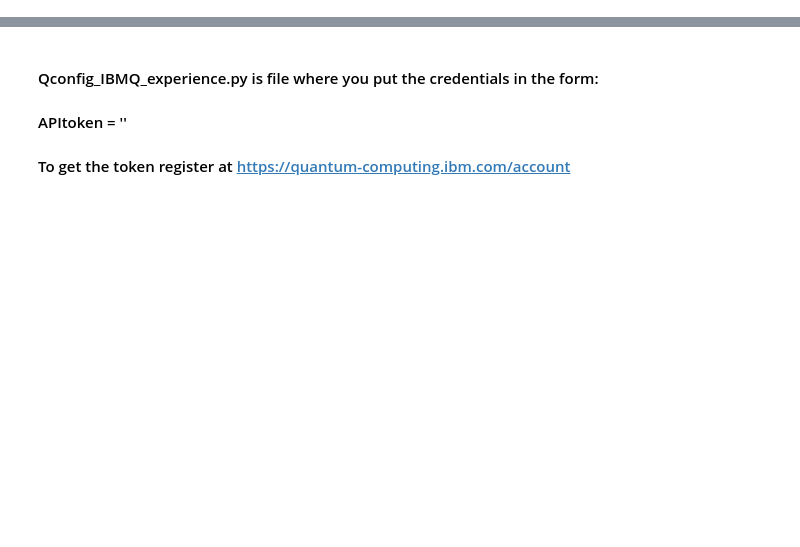
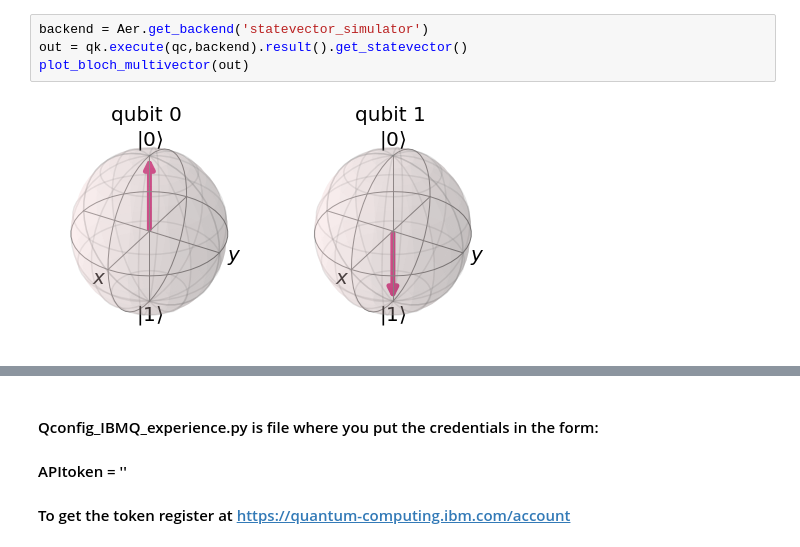
Before and after one commit to msilaev/qiskit, a Jupyter notebook: SimpleGates.ipynb, the cells around one changed output, grey strips where cells are left out. Drawn from its saved outputs; the diff is of its cells as text; blank space fills up the shorter version.

```diff
--- a/SimpleGates.ipynb
+++ b/SimpleGates.ipynb
@@ -26,0 +50,6 @@ Requirement already satisfied: pycparser in c:\users\mike\anaconda3\lib\site-pac
+# %%
+backend = Aer.get_backend('statevector_simulator')
+out = qk.execute(qc,backend).result().get_statevector()
+plot_bloch_multivector(out)
+# %% [output]
+[figure, added]
```
Also changed, not shown: parts of 33 cells of this notebook.
